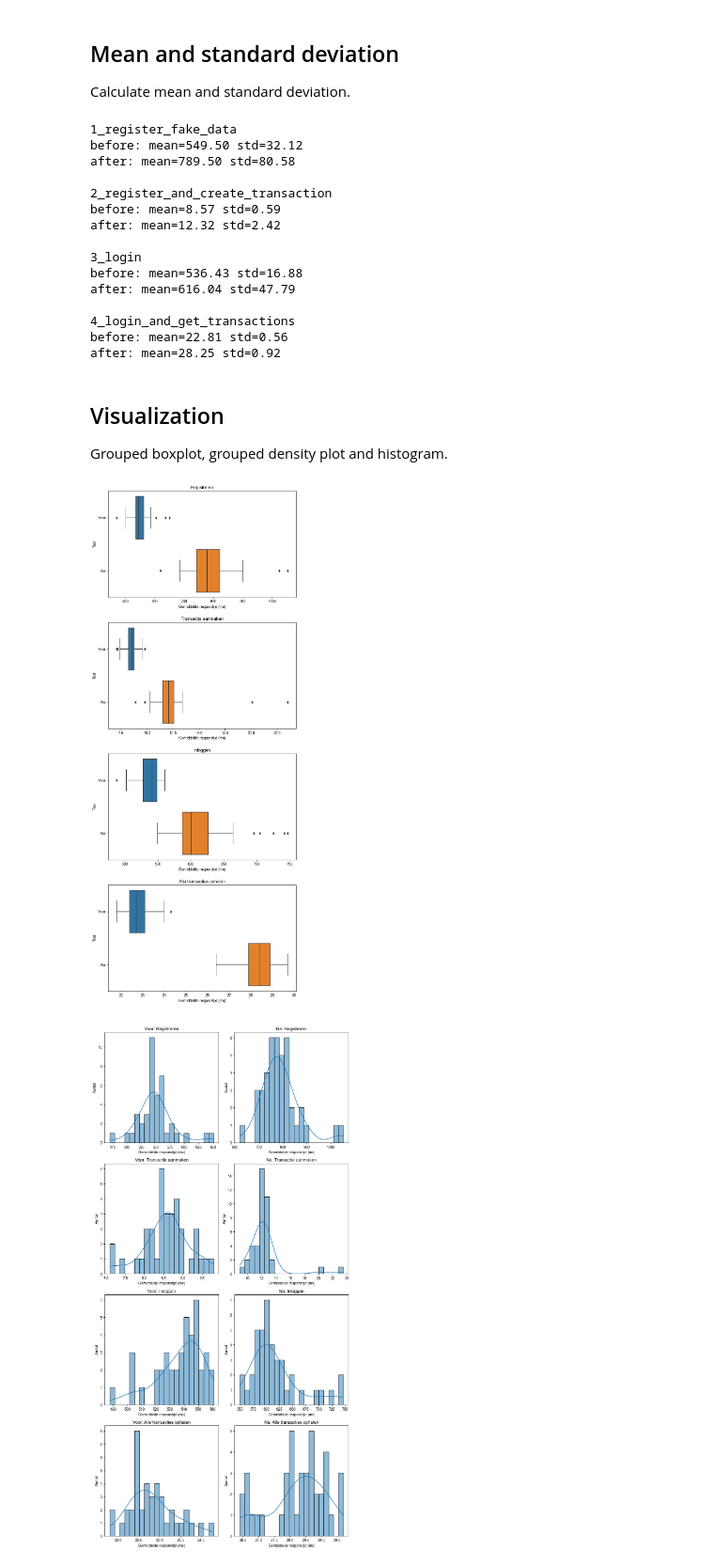
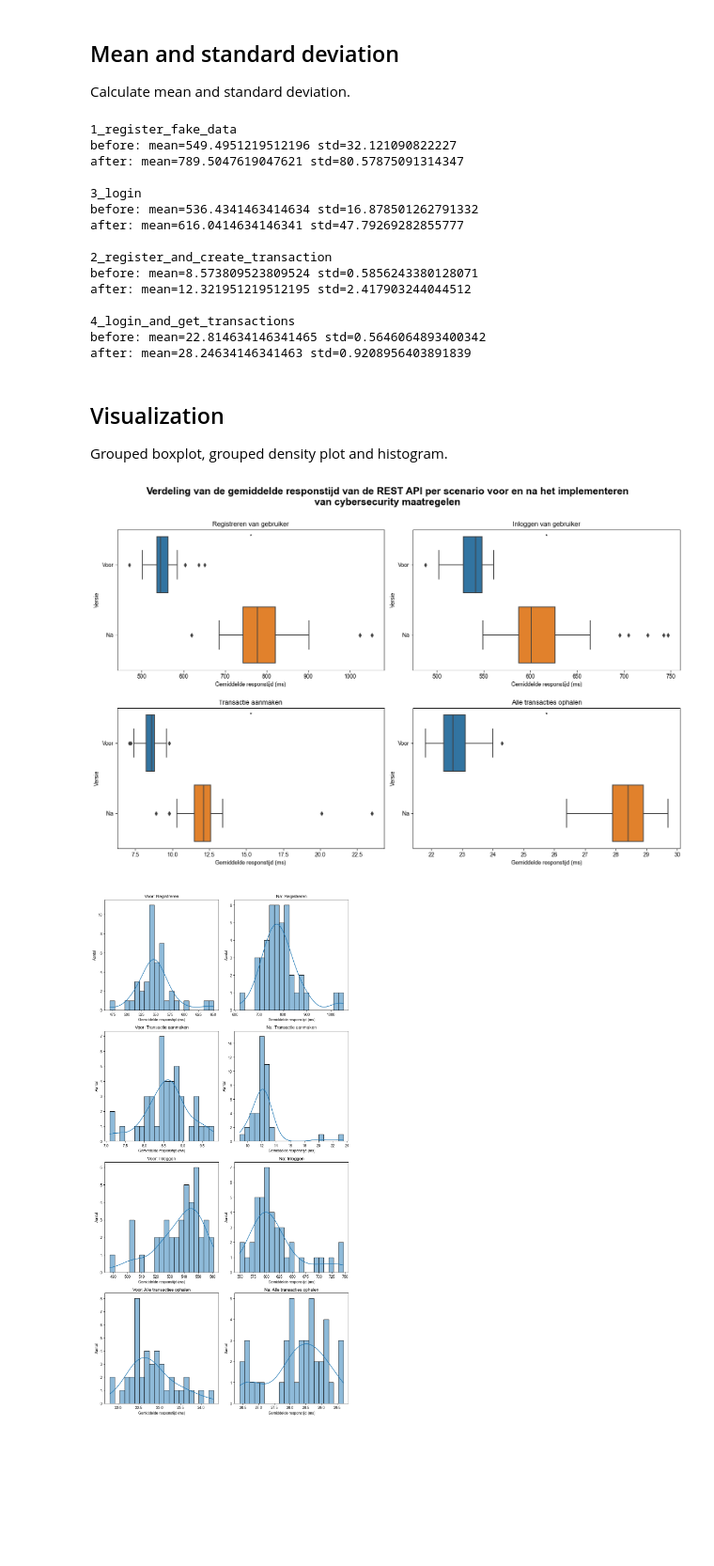
Before and after one commit to jorenvermeersch/bachelorproef-prestatietesten, a Jupyter notebook: data_analysis_and_visualization/load_testing_api/graphs.ipynb, the cells around one changed output. Shown at 94% size. Drawn from its saved outputs; the diff is of its cells as text; code cells hidden in the pictures; blank space fills up the shorter version.

```diff
--- a/data_analysis_and_visualization/load_testing_api/graphs.ipynb
+++ b/data_analysis_and_visualization/load_testing_api/graphs.ipynb
@@ -19,13 +19,13 @@ rcParams['font.family'] = 'sans-serif'
 rcParams['font.sans-serif'] = ['Arial']
 # %%
 base_path = '../processed_data/load_testing_soak'
-scenarios = ['1_register_fake_data', '2_register_and_create_transaction', '3_login', '4_login_and_get_transactions']
+scenarios = ['1_register_fake_data', '3_login', '2_register_and_create_transaction', '4_login_and_get_transactions']
 
 # Human readable titles for the scenarios.
 scenario_desriptions = {
-    '1_register_fake_data': 'Registreren',
+    '1_register_fake_data': 'Registreren van gebruiker',
     '2_register_and_create_transaction': 'Transactie aanmaken',
-    '3_login': 'Inloggen',
+    '3_login': 'Inloggen van gebruiker',
     '4_login_and_get_transactions': 'Alle transacties ophalen',
 }
 # %% [markdown]
@@ -47,61 +47,69 @@ for scenario in scenarios:
     after_std = after['mean'].std()
 
     print(scenario)
-    print(f'before: mean={before_mean:.2f} std={before_std:.2f}')
-    print(f'after: mean={after_mean:.2f} std={after_std:.2f}')
+    print(f'before: mean={before_mean} std={before_std}')
+    print(f'after: mean={after_mean} std={after_std}')
     print()
 # %% [output]
 1_register_fake_data
-before: mean=549.50 std=32.12
-after: mean=789.50 std=80.58
+before: mean=549.4951219512196 std=32.121090822227
+after: mean=789.5047619047621 std=80.57875091314347
+
+3_login
+before: mean=536.4341463414634 std=16.878501262791332
+after: mean=616.0414634146341 std=47.79269282855777
 
 2_register_and_create_transaction
-before: mean=8.57 std=0.59
-after: mean=12.32 std=2.42
-
-3_login
-before: mean=536.43 std=16.88
-after: mean=616.04 std=47.79
+before: mean=8.573809523809524 std=0.5856243380128071
+after: mean=12.321951219512195 std=2.417903244044512
 
 4_login_and_get_transactions
-before: mean=22.81 std=0.56
-after: mean=28.25 std=0.92
+before: mean=22.814634146341465 std=0.5646064893400342
+after: mean=28.24634146341463 std=0.9208956403891839
 # %% [markdown]
 ## Visualization
 
 Grouped boxplot, grouped density plot and histogram.
 # %%
+import textwrap
+
 # Grouped boxplot.
-figure, axes = plt.subplots(len(scenarios), 1, figsize=(8, 5*len(scenarios)))
+figure, axes = plt.subplots(len(scenarios)//2, 2, figsize=(15, 5*len(scenarios)//2))
+axes = axes.ravel()
+
+title = 'Verdeling van de gemiddelde responstijd van de REST API per scenario voor en na het implementeren van cybersecurity maatregelen'
+wrapped_title = textwrap.fill(title, width=100)
+
+figure.suptitle(f'{wrapped_title}\n', fontweight='bold', fontsize=18)
 
 for ax, scenario in zip(axes, scenarios):
     before = pd.read_csv(filepath_or_buffer=f'{base_path}/original/{scenario}.csv', delimiter=',', header=0, index_col=0)
     after = pd.read_csv(filepath_or_buffer=f'{base_path}/cybersecurity/{scenario}.csv', delimiter=',', header=0, index_col=0)
 
     before = before[before['count'] >= 30]
     after = after[after['count'] >= 30]
 
     before['source'] = 'Voor'
     after['source'] = 'Na'
 
     data = pd.concat([before, after])
 
     sns.boxplot(data=data, x='mean', y='source', ax=ax)
     # Grouped density plot.
     # sns.kdeplot(data=data, x='mean', hue='source', ax=ax)
 
     ax.set_title(scenario_desriptions[scenario])
-
-    # Add undertitle with the API method.
-    # ax.text(0.5, 1.025, api_methods[scenario], ha='center', va='center', transform=ax.transAxes, family='monospace', fontsize=9)
+    ax.text(0.5, 0.95, '*', ha='center', va='center', transform=ax.transAxes) # Significance indicator.
 
     ax.set_xlabel('Gemiddelde responstijd (ms)\n')
-    ax.set_ylabel('Test')
+    ax.set_ylabel('Versie')
 
 plt.tight_layout()
 plt.show()
+
+figure.savefig('gemiddelde_responstijd_api_voor_en_na.png', bbox_inches='tight', dpi=300)
 # %% [output]
-[figure, old version]
+[figure, new version]
 # %%
 # Histogram.
 figure, axes = plt.subplots(len(scenarios), 2, figsize=(10, 5*len(scenarios)))
```
Also changed, not shown: 1 other file.
